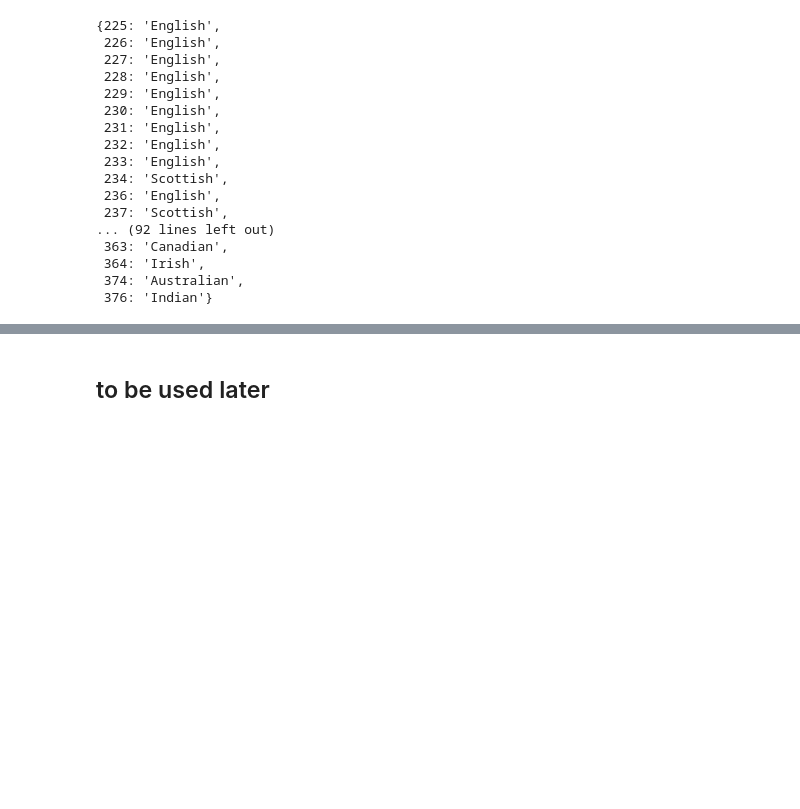
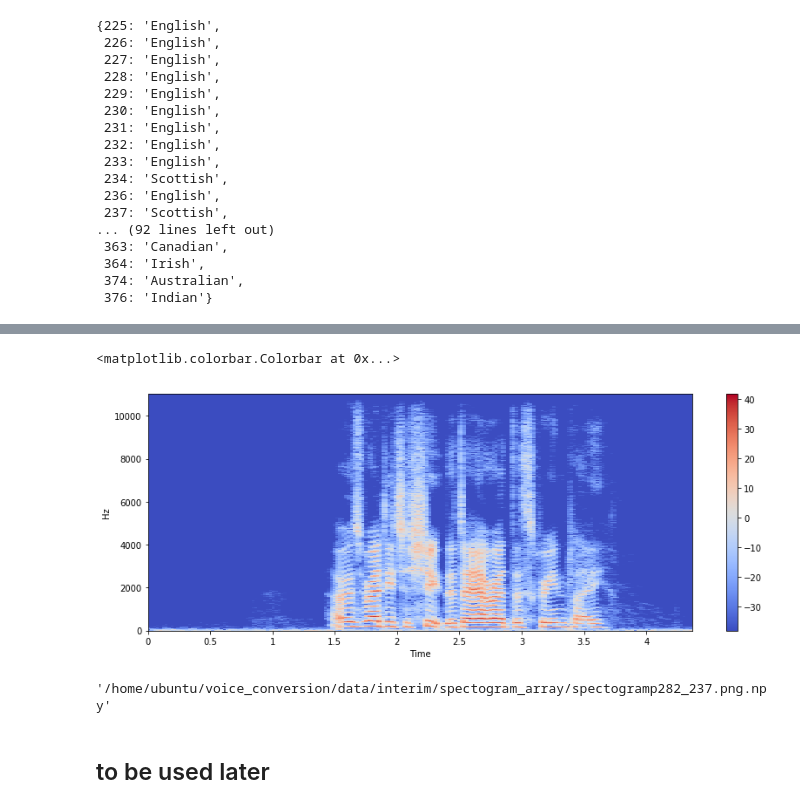
Before and after one commit to bithikajain/speech2speech, a Jupyter notebook: notebooks/startup_notes.ipynb, the cells around one changed output, grey strips where cells are left out. Drawn from its saved outputs; the diff is of its cells as text; code cells hidden in the pictures; blank space fills up the shorter version.

```diff
--- a/notebooks/startup_notes.ipynb
+++ b/notebooks/startup_notes.ipynb
@@ -205,3 +179,22 @@ KeyboardInterrupt:
+# %%
+import os
+import glob
+
+files_np = list(glob.glob(os.path.join(spectogram_array_path,'*.*')))
+# %%
+files_np[0]
+trial =np.load(files_np[0])
+# %%
+plt.figure(figsize=(14, 5))
+librosa.display.specshow(trial, x_axis='time', y_axis='hz')
+plt.colorbar()
+# %% [output]
+<matplotlib.colorbar.Colorbar at 0x...>
+[figure, added]
+# %%
+files_np[0]
+# %% [output]
+'/home/ubuntu/voice_conversion/data/interim/spectogram_array/spectogramp282_237.png.npy'
 # %% [markdown]
 ## to be used later
 # %%
```
Also changed, not shown: parts of 53 cells of this notebook.
